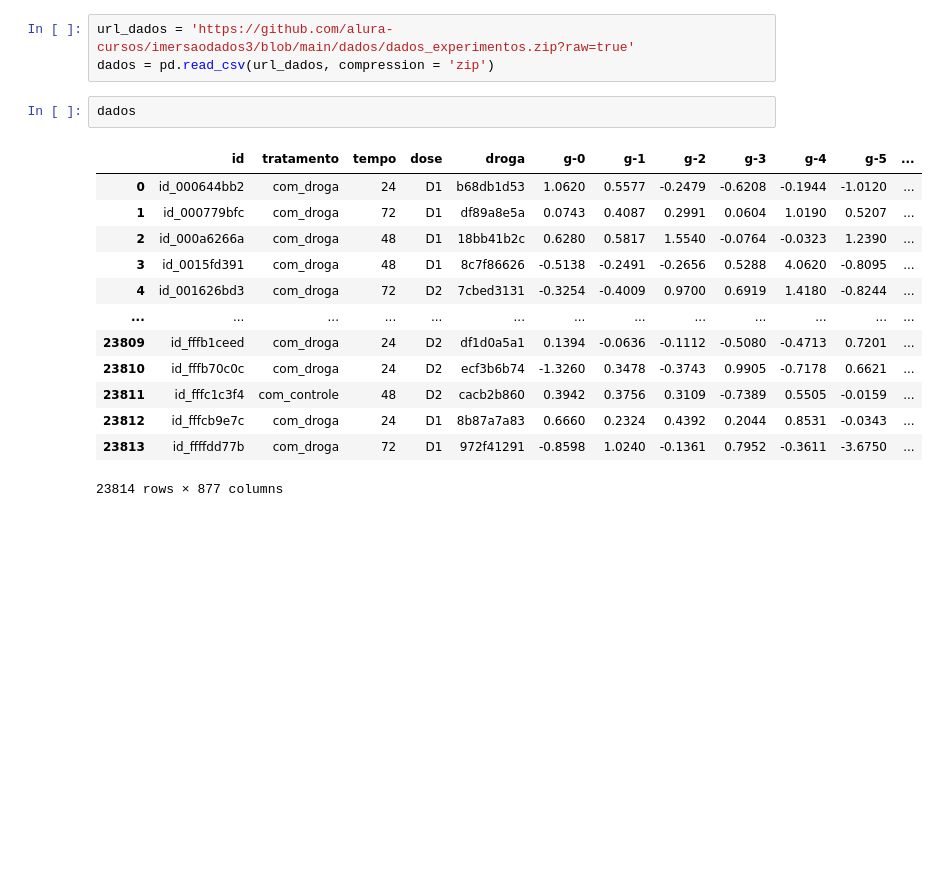
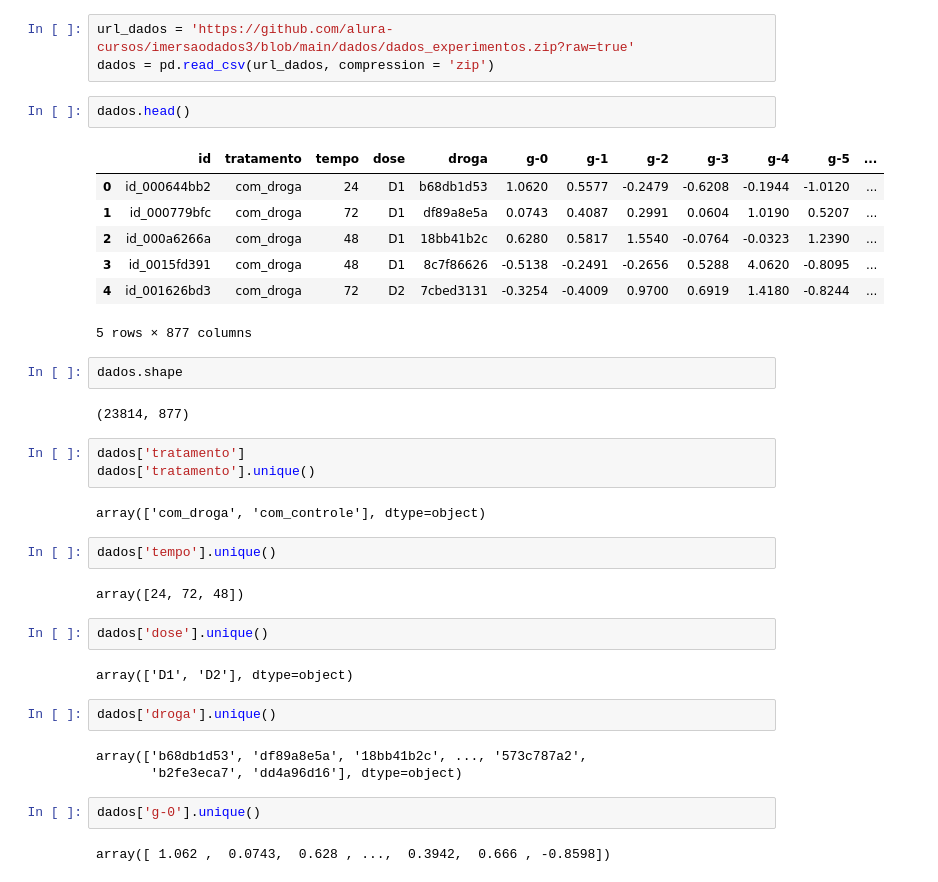
Before and after one commit to leonardo-melniski/colab, a Jupyter notebook: imersaodados3_aula1.ipynb, the cells around one changed output. Drawn from its saved outputs; the diff is of its cells as text; blank space fills up the shorter version.

```diff
--- a/imersaodados3_aula1.ipynb
+++ b/imersaodados3_aula1.ipynb
@@ -6,18 +19,38 @@ import pandas as pd
 url_dados = 'https://github.com/alura-cursos/imersaodados3/blob/main/dados/dados_experimentos.zip?raw=true'
 dados = pd.read_csv(url_dados, compression = 'zip')
 # %%
-dados
+dados.head()
 # %% [output]
 |  | id | tratamento | tempo | dose | droga | g-0 | g-1 | g-2 | g-3 | g-4 | g-5 | ... |
 | 0 | id_000644bb2 | com_droga | 24 | D1 | b68db1d53 | 1.0620 | 0.5577 | -0.2479 | -0.6208 | -0.1944 | -1.0120 | ... |
 | 1 | id_000779bfc | com_droga | 72 | D1 | df89a8e5a | 0.0743 | 0.4087 | 0.2991 | 0.0604 | 1.0190 | 0.5207 | ... |
 | 2 | id_000a6266a | com_droga | 48 | D1 | 18bb41b2c | 0.6280 | 0.5817 | 1.5540 | -0.0764 | -0.0323 | 1.2390 | ... |
 | 3 | id_0015fd391 | com_droga | 48 | D1 | 8c7f86626 | -0.5138 | -0.2491 | -0.2656 | 0.5288 | 4.0620 | -0.8095 | ... |
 | 4 | id_001626bd3 | com_droga | 72 | D2 | 7cbed3131 | -0.3254 | -0.4009 | 0.9700 | 0.6919 | 1.4180 | -0.8244 | ... |
-| ... | ... | ... | ... | ... | ... | ... | ... | ... | ... | ... | ... | ... |
-| 23809 | id_fffb1ceed | com_droga | 24 | D2 | df1d0a5a1 | 0.1394 | -0.0636 | -0.1112 | -0.5080 | -0.4713 | 0.7201 | ... |
-| 23810 | id_fffb70c0c | com_droga | 24 | D2 | ecf3b6b74 | -1.3260 | 0.3478 | -0.3743 | 0.9905 | -0.7178 | 0.6621 | ... |
-| 23811 | id_fffc1c3f4 | com_controle | 48 | D2 | cacb2b860 | 0.3942 | 0.3756 | 0.3109 | -0.7389 | 0.5505 | -0.0159 | ... |
-| 23812 | id_fffcb9e7c | com_droga | 24 | D1 | 8b87a7a83 | 0.6660 | 0.2324 | 0.4392 | 0.2044 | 0.8531 | -0.0343 | ... |
-| 23813 | id_ffffdd77b | com_droga | 72 | D1 | 972f41291 | -0.8598 | 1.0240 | -0.1361 | 0.7952 | -0.3611 | -3.6750 | ... |
-23814 rows × 877 columns
+5 rows × 877 columns
+# %%
+dados.shape
+# %% [output]
+(23814, 877)
+# %%
+dados['tratamento']
+dados['tratamento'].unique()
+# %% [output]
+array(['com_droga', 'com_controle'], dtype=object)
+# %%
+dados['tempo'].unique()
+# %% [output]
+array([24, 72, 48])
+# %%
+dados['dose'].unique()
+# %% [output]
+array(['D1', 'D2'], dtype=object)
+# %%
+dados['droga'].unique()
+# %% [output]
+array(['b68db1d53', 'df89a8e5a', '18bb41b2c', ..., '573c787a2',
+       'b2fe3eca7', 'dd4a96d16'], dtype=object)
+# %%
+dados['g-0'].unique()
+# %% [output]
+array([ 1.062 ,  0.0743,  0.628 , ...,  0.3942,  0.666 , -0.8598])
```
Also changed, not shown: parts of 29 cells of this notebook.
